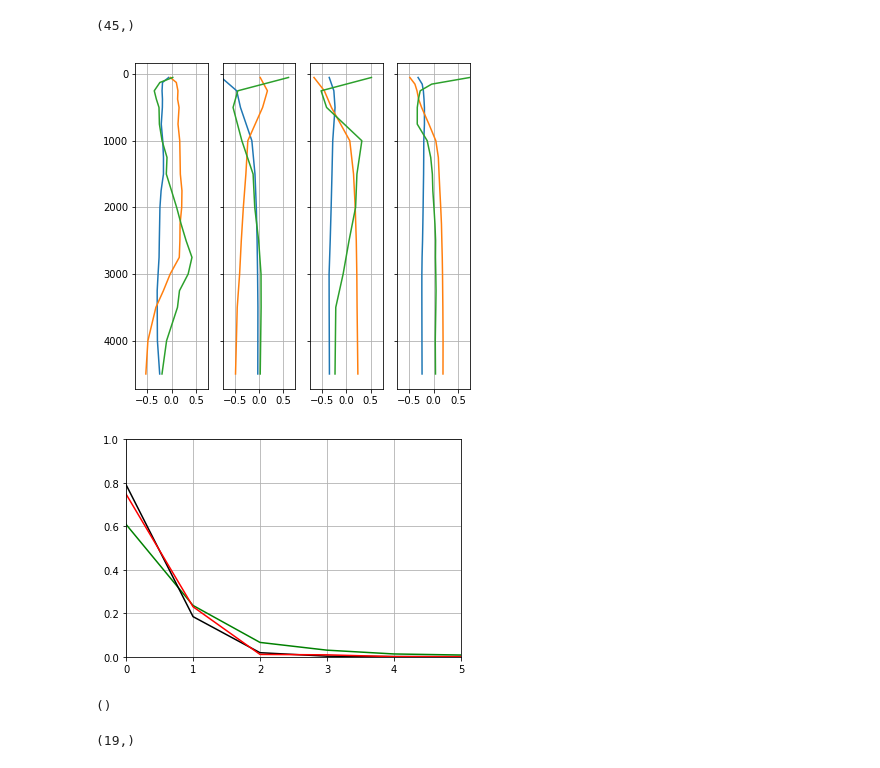
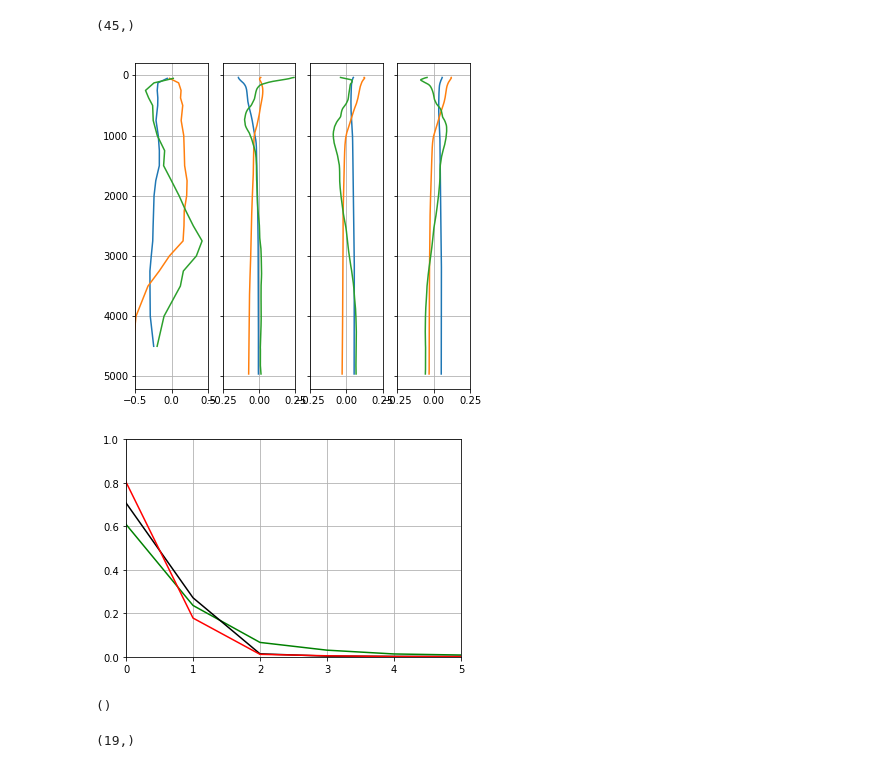
Before and after one commit to jakesteinberg/geostrophic_turbulence, a Jupyter notebook: bermuda_dg037_2019_mode_projections.ipynb, the cells around one changed output. Drawn from its saved outputs; the diff is of its cells as text; code cells hidden in the pictures.

```diff
--- a/bermuda_dg037_2019_mode_projections.ipynb
+++ b/bermuda_dg037_2019_mode_projections.ipynb
@@ -155,7 +155,7 @@ array([ 737316.83182695])
 # --- EOFs of glider and model velocity profiles
 check1 = 7      # upper index to include in eof computation
 check2 = -14     # lower index to include in eof computation
-grid_sub_i = [10, 50, 100, 150, 200, 250, 300, 350, 400, 450]
+grid_sub_i = range(7, len(grid)-12)  # [10, 50, 100, 150, 200, 250, 300, 350, 400, 450]
 grid_check = grid[grid_sub_i]
 not_shallow = np.isfinite(u[-30, :])
 not_shallow = np.isfinite(v[-30, :])
@@ -192,8 +192,8 @@ PEVv = t1 / np.sum(t1)
 eof1v = np.real(Dv_Uzqa[0])*np.squeeze(np.array(np.real(Vv_Uzqa[:, 0])))
 eof2v = np.real(Dv_Uzqa[1])*np.squeeze(np.array(np.real(Vv_Uzqa[:, 1])))
 # --- glider all velocities
-grid_sub_i_2 = [10, 30, 50, 75, 100, 125, 150, 175, 200, 225,
-                250, 275, 300, 325, 350, 375, 400, 425, 450]
+grid_sub_i_2 = grid_sub_i
+# [10, 30, 50, 75, 100, 125, 150, 175, 200, 225, 250, 275, 300, 325, 350, 375, 400, 425, 450]
 uv_times = np.concatenate((u_time, v_time), axis=0)
 uv_times_ordered = np.argsort(uv_times)
 uv_comb = np.concatenate((u[grid_sub_i_2, :], v[grid_sub_i_2, :]), axis=1)
@@ -271,39 +271,39 @@ frac_eof_uv=np.diag(lamb3)/var_uv;
 # plotting
 matplotlib.rcParams['figure.figsize'] = (6, 6)
 f, (ax0, ax1, ax2, ax3) = plt.subplots(1, 4, sharey=True)
 ax0.plot(UUe[:, 0], grid_check_eta)
 ax0.plot(UUe[:, 1], grid_check_eta)
 ax0.plot(UUe[:, 2], grid_check_eta)
 ax0.grid()
 ax0.invert_yaxis()
 ax1.plot(UU[:, 0], grid_check)
 ax1.plot(UU[:, 1], grid_check)
 ax1.plot(UU[:, 2], grid_check)
 ax1.grid()
 ax2.plot(UU2[:, 0], grid_check)
 ax2.plot(UU2[:, 1], grid_check)
 ax2.plot(UU2[:, 2], grid_check)
 ax2.grid()
 ax3.plot(UU3[:, 0], grid[grid_sub_i_2])
 ax3.plot(UU3[:, 1], grid[grid_sub_i_2])
 ax3.plot(UU3[:, 2], grid[grid_sub_i_2])
-ax0.set_xlim([-.75, .75])
-ax1.set_xlim([-.75, .75])
-ax2.set_xlim([-.75, .75])
-ax3.set_xlim([-.75, .75])
+ax0.set_xlim([-.5, .5])
+ax1.set_xlim([-.25, .25])
+ax2.set_xlim([-.25, .25])
+ax3.set_xlim([-.25, .25])
 plot_pro(ax3)
 
 matplotlib.rcParams['figure.figsize'] = (6, 4)
 f, ax = plt.subplots()
 ax.plot(np.arange(0, len(frac_eof_eta)), frac_eof_eta, color='g')
 ax.plot(np.arange(0, len(frac_eof)), frac_eof, color='k')
 ax.plot(np.arange(0, len(frac_eof_v)), frac_eof_v, color='r')
 ax.set_ylim([0, 1])
 ax.set_xlim([0, 5])
 plot_pro(ax)
 # %% [output]
-[figure, old version]
+[figure, new version]
-[figure, old version]
+[figure, new version]
 ()
 # %%
 np.shape(grid_sub_i_2)
```
Also changed, not shown: parts of 5 cells of this notebook, 5 other files.
